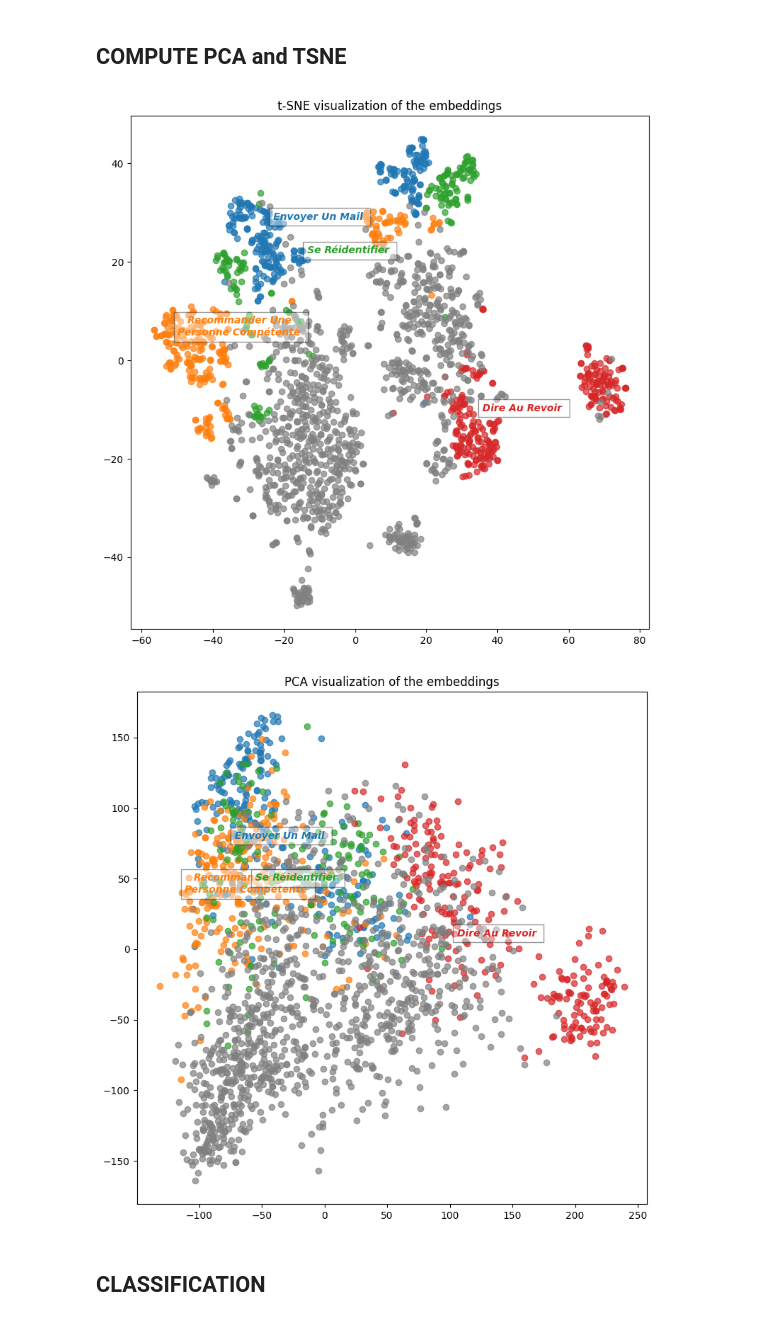
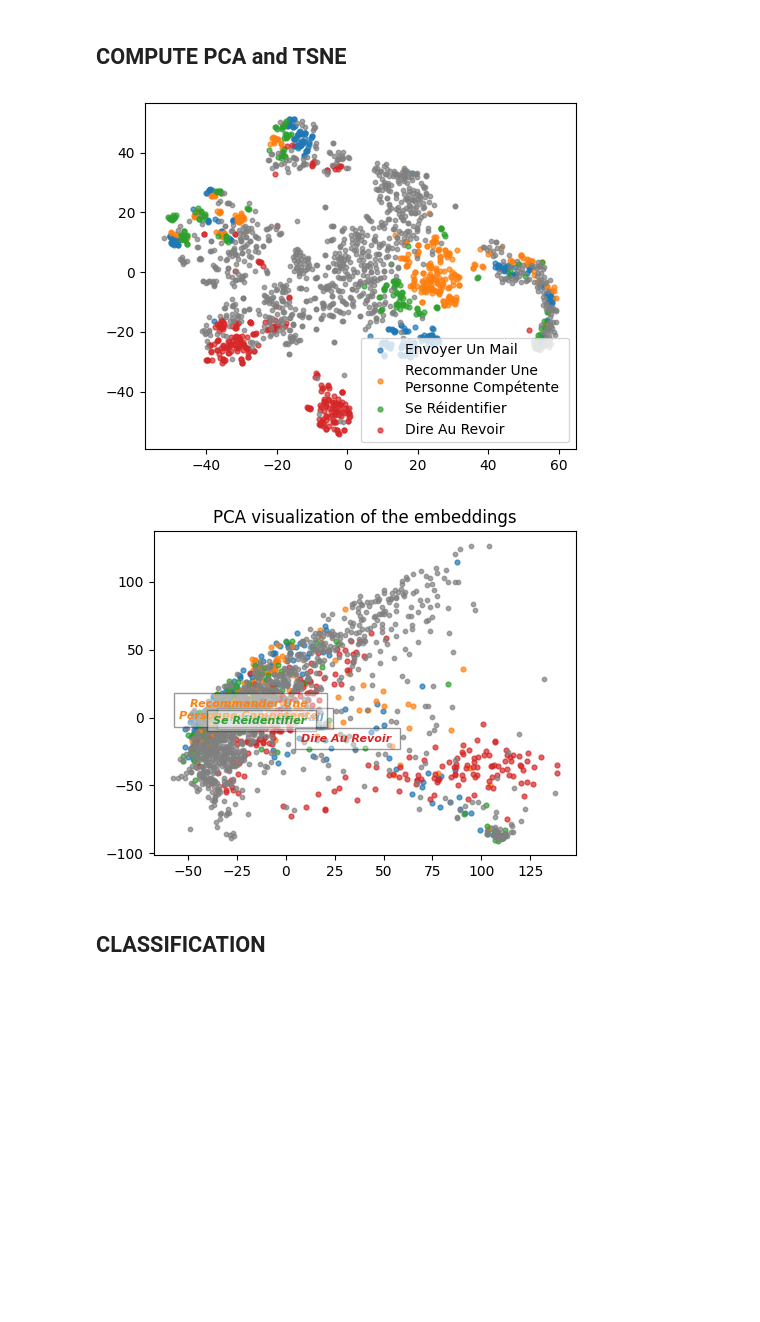
Before and after one commit to eliot-christon/robot-speech-to-speech, a Jupyter notebook: Tools/Evaluation/T4/new_eval.ipynb, the cells around one changed output. Drawn from its saved outputs; the diff is of its cells as text; code cells hidden in the pictures; blank space fills up the shorter version.

```diff
--- a/Tools/Evaluation/T4/new_eval.ipynb
+++ b/Tools/Evaluation/T4/new_eval.ipynb
@@ -26,7 +29,7 @@ action_df = pd.read_csv("df_csv/action_dataset.csv", header=0, sep=";").dropna(h
 with open('french_stop_words.txt', 'r') as f:
     STOP_WORDS = f.read().splitlines()
 
-MODEL_NAME = 'aya'
+MODEL_NAME = 'qwen:4b'
 ACTION_LABELS = action_df['action'].dropna().unique()
 TEST_SENTENCES = action_df['assistant_sentence']
 TEST_WORDS = None
@@ -145,25 +161,30 @@ def pretty_print_matrix(matrix: np.ndarray, num_spaces: int = 2):
         print()
 
 # plot the t-SNE
-def plot_2D(X, ax):
+def plot_2D(X, ax, legend=False):
     cmap = plt.colormaps.get_cmap('tab10')
+    names = []
     for i, action_label in enumerate(ACTION_LABELS):
 
         mask = action_df['action'] == action_label
-        ax.scatter(X[mask, 0], X[mask, 1], alpha=0.7, label=action_label, color=cmap(i))
+        ax.scatter(X[mask, 0], X[mask, 1], alpha=0.7, label=action_label, color=cmap(i), s=12)
 
         x_mean = X[mask, 0].mean()
         y_mean = X[mask, 1].mean()
         name_str = break_sentence_into_lines(" ".join(action_label.split("_")).title(), max_line_length=20)
 
-        ax.text(x_mean, y_mean, name_str, horizontalalignment='center', verticalalignment='center', fontsize=10, fontstyle='italic', fontweight='bold', bbox=dict(facecolor='white', alpha=0.4), color=cmap(i))
+        names.append(name_str)
+        if not legend:
+            ax.text(x_mean, y_mean, name_str, horizontalalignment='center', verticalalignment='center', fontsize=8, fontstyle='italic', fontweight='bold', bbox=dict(facecolor='white', alpha=0.4), color=cmap(i))
 
+    if legend:
+        ax.legend(names)
     # other data (action_label not in the list)
     mask = ~action_df['action'].isin(ACTION_LABELS)
-    ax.scatter(X[mask, 0], X[mask, 1], alpha=0.7, label="other", color='grey')
+    ax.scatter(X[mask, 0], X[mask, 1], alpha=0.7, label="other", color='grey', s=10)
 
 
-def plot_confusion_matrix(y, y_pred, labels, french=True):
+def plot_confusion_matrix(y, y_pred, labels):
 
     c_matrix = np.array(confusion_matrix(y, y_pred, labels=labels))
 
@@ -202,7 +223,7 @@ def plot_confusion_matrix(y, y_pred, labels, french=True):
         return new_string
 
     plt_labels = [labels[i] if len(labels[i]) < each_n else insert_newlines(labels[i], each_n) for i in range(len(labels))]
-    if french:
+    if FRENCH:
         plt_labels = ['Inconnu' if label == 'Unknown' else label for label in plt_labels]
 
     ax.tick_params(top=True, labeltop=True, bottom=False, labelbottom=False)
@@ -215,7 +236,7 @@ def plot_confusion_matrix(y, y_pred, labels, french=True):
         ax.text(len(labels), i, f"{i} - {plt_labels[i]}", ha='left', va='center', fontsize=10)
 
     ax.xaxis.set_label_position('top')
-    if french:
+    if FRENCH:
         plt.title('Matrice de confusion', pad=20, fontsize=15, fontweight='bold', color='black', y=-0.2)
         plt.xlabel('Action prédite')
         plt.ylabel('Action réelle')
@@ -238,30 +259,30 @@ test_word_embeddings = get_save_embeddings(f"embeddings/test_word_embeddings_{MO
 # %%
 # tsne visualization of the embeddings
 
 tsne = TSNE(n_components=2, random_state=0)
 X_tsne = tsne.fit_transform(test_sentence_embeddings)
 
 pca = PCA(n_components=2, random_state=0)
 X_pca = pca.fit_transform(test_sentence_embeddings)
 
 
-fig, ax = plt.subplots(figsize=(8, 8))
-plot_2D(X_tsne, ax)
-ax.set_title("t-SNE visualization of the embeddings")
+fig, ax = plt.subplots(figsize=(5, 4))
+plot_2D(X_tsne, ax, legend=True)
+# ax.set_title("t-SNE visualization of the embeddings")
 plt.tight_layout()
-plt.savefig("plots/tsne.png")
+plt.savefig("plots/tsne.png", dpi=300, bbox_inches='tight')
 plt.show()
 
 
-fig, ax = plt.subplots(figsize=(8, 8))
+fig, ax = plt.subplots(figsize=(5, 4))
 plot_2D(X_pca, ax)
 ax.set_title("PCA visualization of the embeddings")
 plt.tight_layout()
-plt.savefig("plots/pca.png")
+plt.savefig("plots/pca.png", dpi=300, bbox_inches='tight')
 plt.show()
 # %% [output]
-[figure, old version]
+[figure, new version]
-[figure, old version]
+[figure, new version]
 # %% [markdown]
 ## CLASSIFICATION
 # %% [markdown]
```
Also changed, not shown: parts of 10 cells of this notebook, 14 other files.
